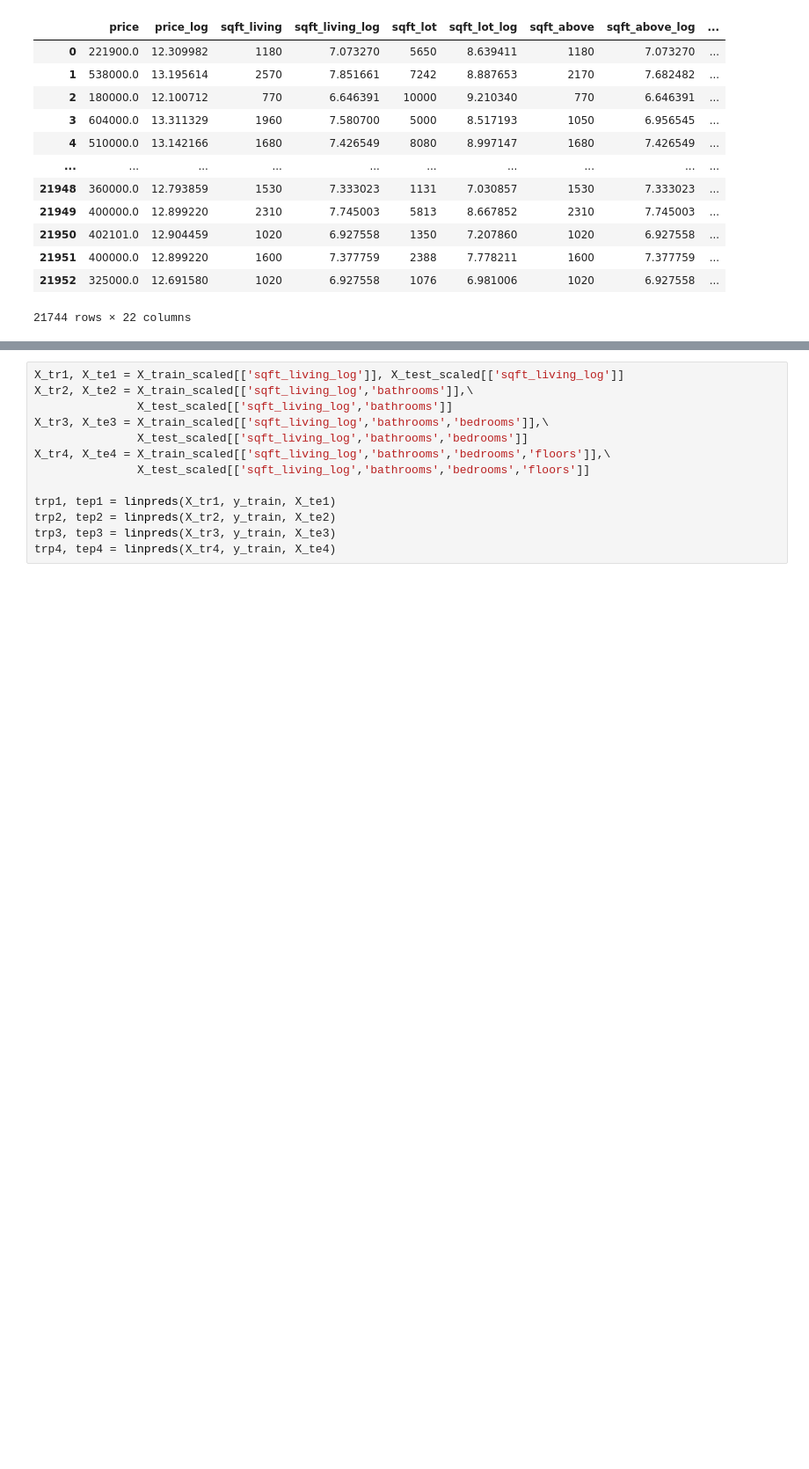
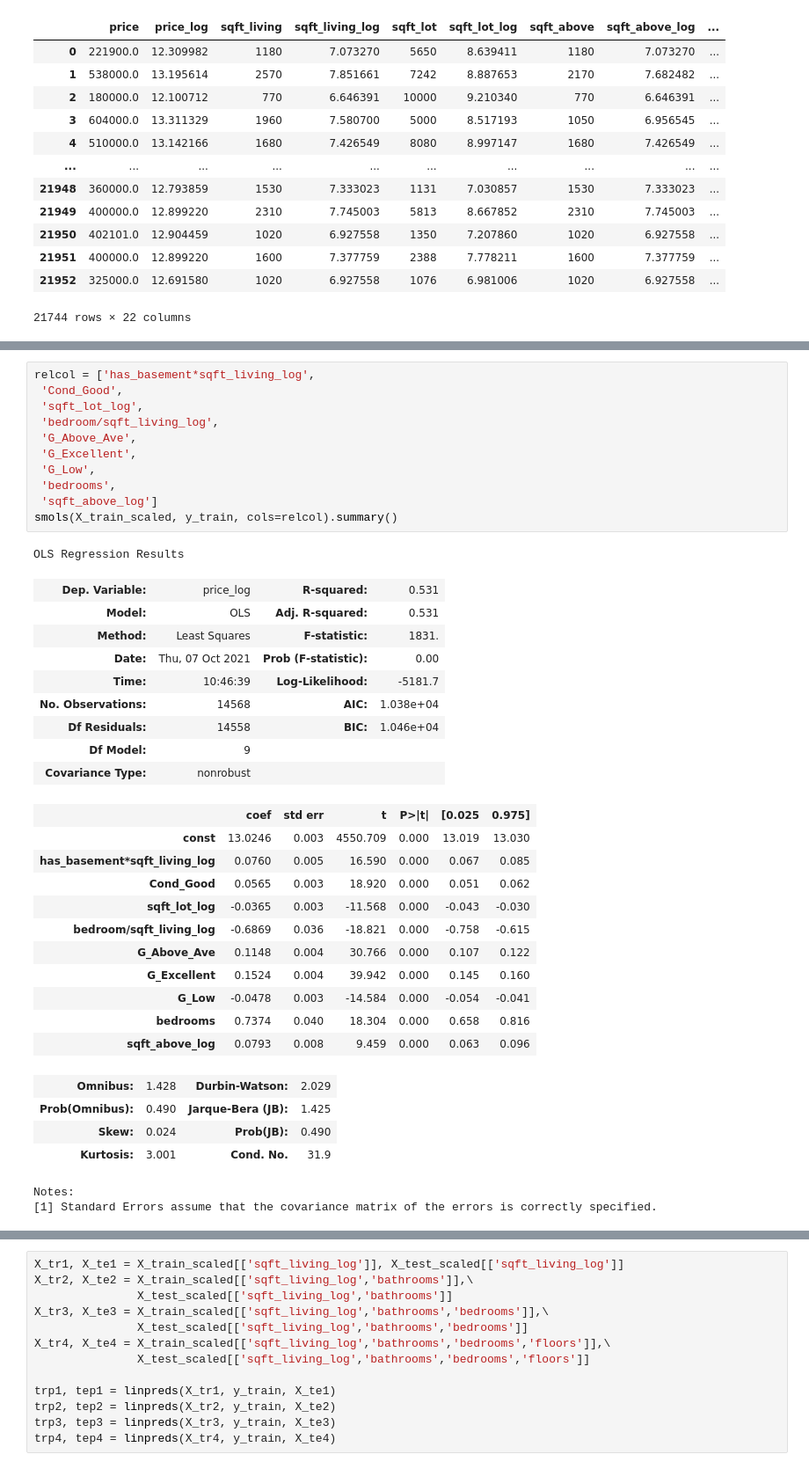
Before and after one commit to NicholasIndorf/KingCountyHousingSaleModel, a Jupyter notebook: notebooks/Nick/Project2TemplateNick.ipynb, the cells around one changed output, grey strips where cells are left out. Shown: that part at 88% size. Drawn from its saved outputs; the diff is of its cells as text; blank space fills up the shorter version.

Commit message:
model is done

```diff
--- a/notebooks/Nick/Project2TemplateNick.ipynb
+++ b/notebooks/Nick/Project2TemplateNick.ipynb
@@ -873,0 +982,39 @@ MissingDataError: exog contains inf or nans
+# %%
+relcol = ['has_basement*sqft_living_log',
+ 'Cond_Good',
+ 'sqft_lot_log',
+ 'bedroom/sqft_living_log',
+ 'G_Above_Ave',
+ 'G_Excellent',
+ 'G_Low',
+ 'bedrooms',
+ 'sqft_above_log']
+smols(X_train_scaled, y_train, cols=relcol).summary()
+# %% [output]
+OLS Regression Results
+| Dep. Variable: | price_log | R-squared: | 0.531 |
+| Model: | OLS | Adj. R-squared: | 0.531 |
+| Method: | Least Squares | F-statistic: | 1831. |
+| Date: | Thu, 07 Oct 2021 | Prob (F-statistic): | 0.00 |
+| Time: | 10:46:39 | Log-Likelihood: | -5181.7 |
+| No. Observations: | 14568 | AIC: | 1.038e+04 |
+| Df Residuals: | 14558 | BIC: | 1.046e+04 |
+| Df Model: | 9 |  |  |
+| Covariance Type: | nonrobust |  |  |
+|  | coef | std err | t | P>|t| | [0.025 | 0.975] |
+| const | 13.0246 | 0.003 | 4550.709 | 0.000 | 13.019 | 13.030 |
+| has_basement*sqft_living_log | 0.0760 | 0.005 | 16.590 | 0.000 | 0.067 | 0.085 |
+| Cond_Good | 0.0565 | 0.003 | 18.920 | 0.000 | 0.051 | 0.062 |
+| sqft_lot_log | -0.0365 | 0.003 | -11.568 | 0.000 | -0.043 | -0.030 |
+| bedroom/sqft_living_log | -0.6869 | 0.036 | -18.821 | 0.000 | -0.758 | -0.615 |
+| G_Above_Ave | 0.1148 | 0.004 | 30.766 | 0.000 | 0.107 | 0.122 |
+| G_Excellent | 0.1524 | 0.004 | 39.942 | 0.000 | 0.145 | 0.160 |
+| G_Low | -0.0478 | 0.003 | -14.584 | 0.000 | -0.054 | -0.041 |
+| bedrooms | 0.7374 | 0.040 | 18.304 | 0.000 | 0.658 | 0.816 |
+| sqft_above_log | 0.0793 | 0.008 | 9.459 | 0.000 | 0.063 | 0.096 |
+| Omnibus: | 1.428 | Durbin-Watson: | 2.029 |
+| Prob(Omnibus): | 0.490 | Jarque-Bera (JB): | 1.425 |
+| Skew: | 0.024 | Prob(JB): | 0.490 |
+| Kurtosis: | 3.001 | Cond. No. | 31.9 |
+Notes:
+[1] Standard Errors assume that the covariance matrix of the errors is correctly specified.
```
Also changed, not shown: parts of 9 cells of this notebook.
